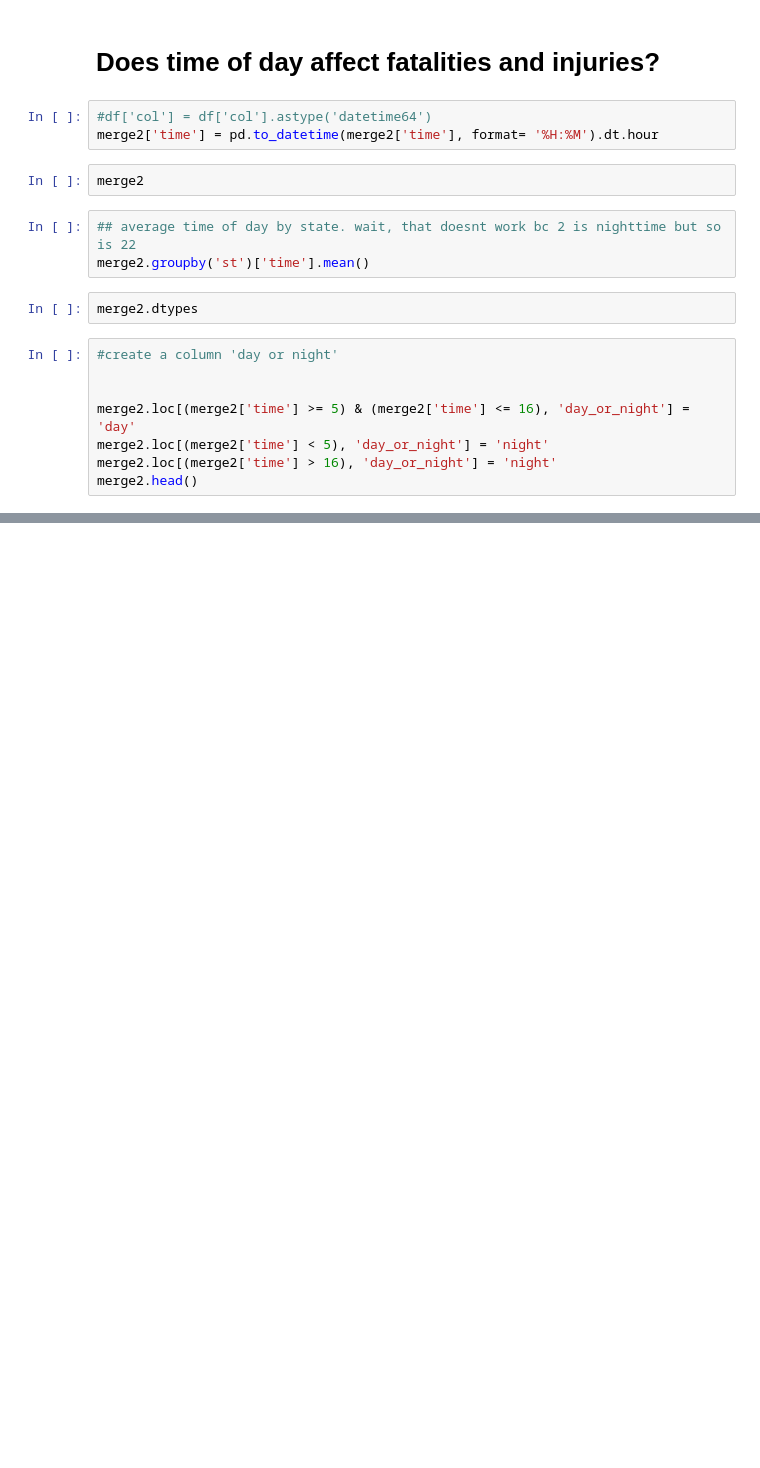
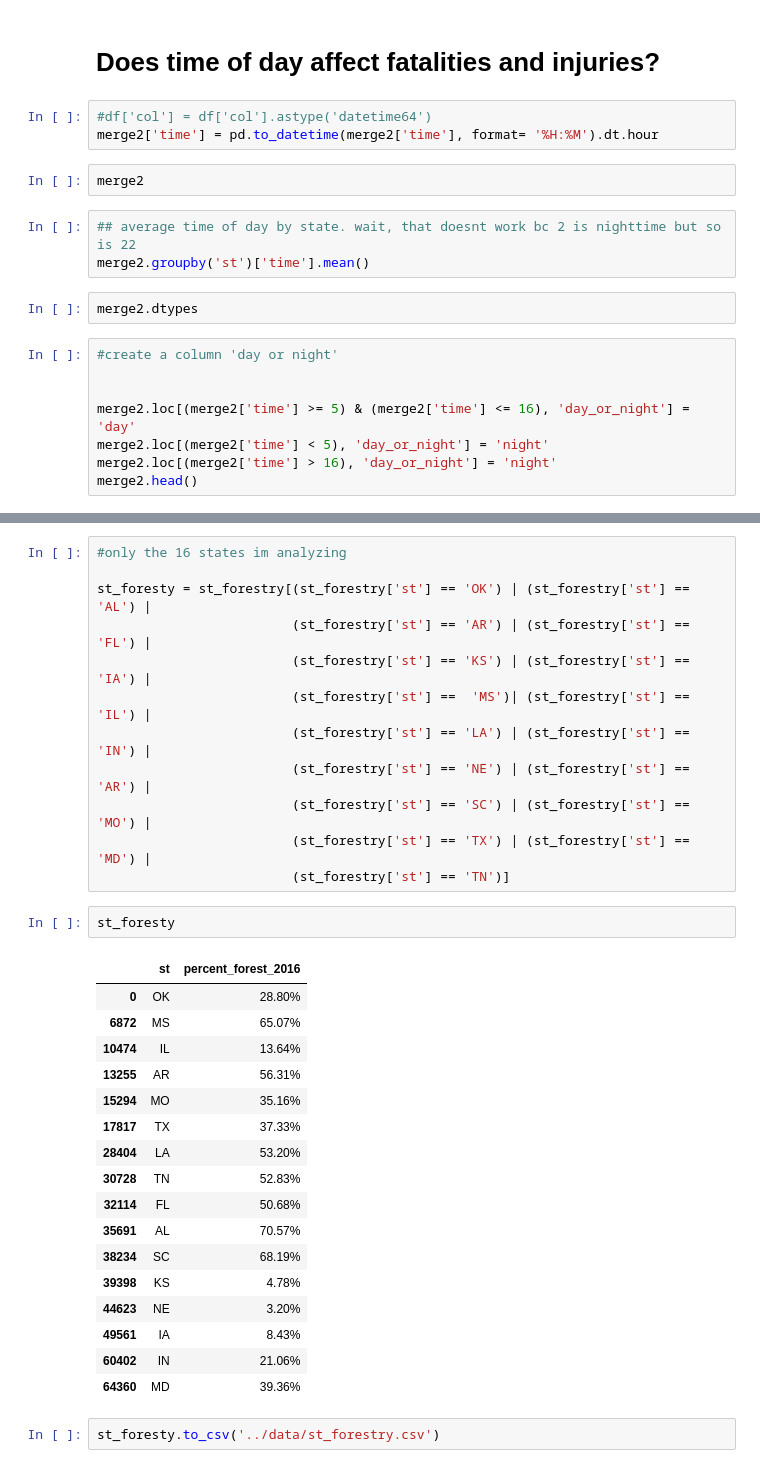
Before and after one commit to AllyBaker00/ally_capstone, a Jupyter notebook: notebooks/capstone1.ipynb, the cells around one changed output, grey strips where cells are left out. Cells and saved outputs as stored; diff of their text form; blank space fills up the shorter version.

```diff
--- a/notebooks/capstone1.ipynb
+++ b/notebooks/capstone1.ipynb
@@ -184,0 +423,34 @@ merge2.head()
+# %%
+#only the 16 states im analyzing
+
+st_foresty = st_forestry[(st_forestry['st'] == 'OK') | (st_forestry['st'] == 'AL') |
+                         (st_forestry['st'] == 'AR') | (st_forestry['st'] == 'FL') |
+                         (st_forestry['st'] == 'KS') | (st_forestry['st'] == 'IA') |
+                         (st_forestry['st'] ==  'MS')| (st_forestry['st'] == 'IL') |
+                         (st_forestry['st'] == 'LA') | (st_forestry['st'] == 'IN') |
+                         (st_forestry['st'] == 'NE') | (st_forestry['st'] == 'AR') |
+                         (st_forestry['st'] == 'SC') | (st_forestry['st'] == 'MO') |
+                         (st_forestry['st'] == 'TX') | (st_forestry['st'] == 'MD') |
+                         (st_forestry['st'] == 'TN')]
+# %%
+st_foresty
+# %% [output]
+|  | st | percent_forest_2016 |
+| 0 | OK | 28.80% |
+| 6872 | MS | 65.07% |
+| 10474 | IL | 13.64% |
+| 13255 | AR | 56.31% |
+| 15294 | MO | 35.16% |
+| 17817 | TX | 37.33% |
+| 28404 | LA | 53.20% |
+| 30728 | TN | 52.83% |
+| 32114 | FL | 50.68% |
+| 35691 | AL | 70.57% |
+| 38234 | SC | 68.19% |
+| 39398 | KS | 4.78% |
+| 44623 | NE | 3.20% |
+| 49561 | IA | 8.43% |
+| 60402 | IN | 21.06% |
+| 64360 | MD | 39.36% |
+# %%
+st_foresty.to_csv('../data/st_forestry.csv')
```
Also changed, not shown: parts of 26 cells of this notebook, 2 other files.
